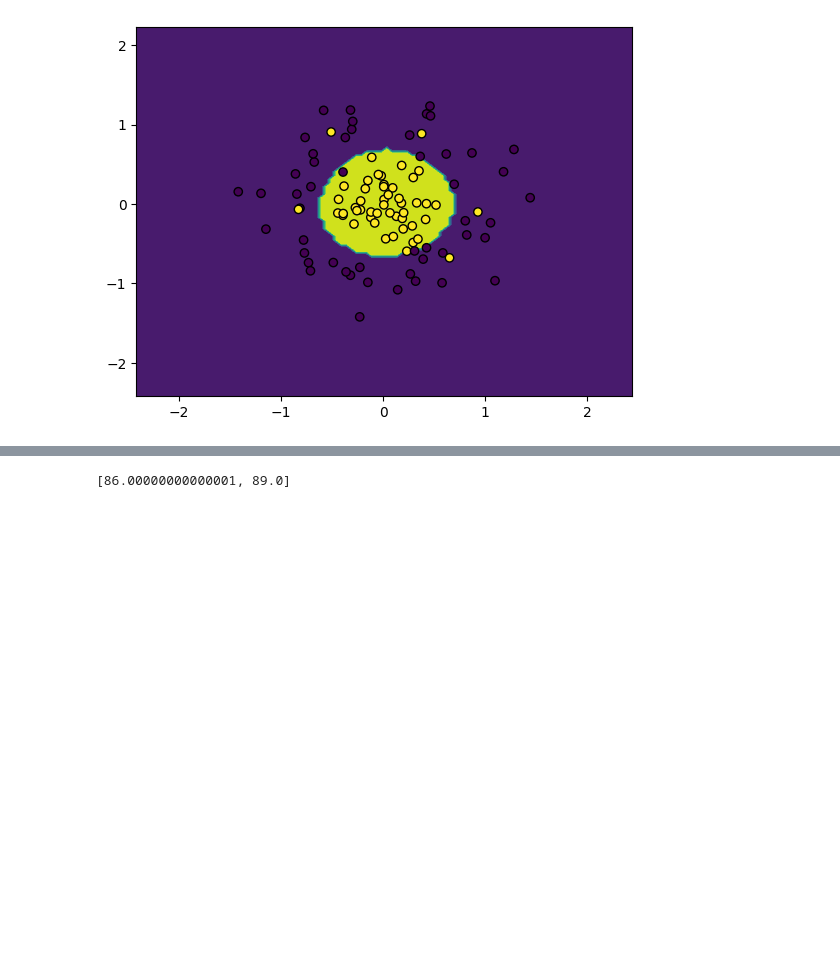
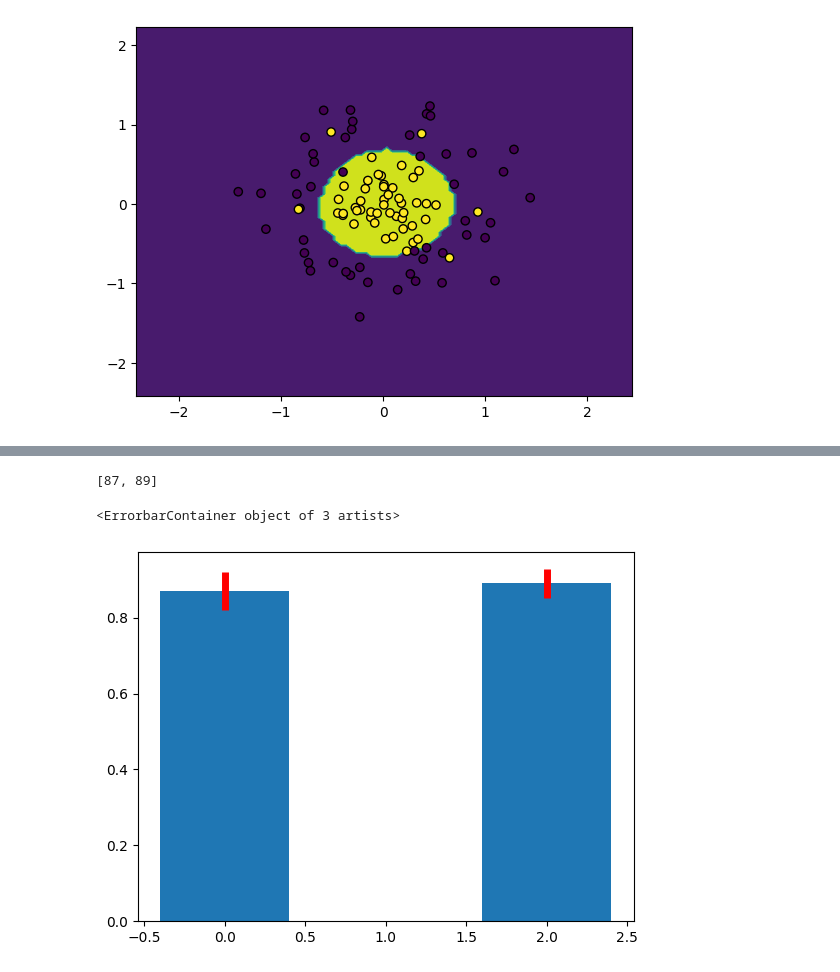
Before and after one commit to YoungWu559/CS320F23, a Jupyter notebook: CS320F23L33E2.ipynb, the cells around one changed output, grey strips where cells are left out. Cells and saved outputs as stored; diff of their text form; code cells hidden in the pictures; blank space fills up the shorter version.

```diff
--- a/CS320F23L33E2.ipynb
+++ b/CS320F23L33E2.ipynb
@@ -46,7 +47,15 @@ print([sum(y_pred_nn == y), sum(y_pred_svm == y)])
 # %%
 # Cross validation accuracy
-acc_nn = numpy.average(sklearn.model_selection.cross_val_score(nn, x, y, cv = 5))
-acc_svm = numpy.average(sklearn.model_selection.cross_val_score(svm, x, y, cv = 5))
-print([acc_nn * 100, acc_svm * 100])
+acc_nn = sklearn.model_selection.cross_val_score(nn, x, y, cv = 5)
+acc_svm = sklearn.model_selection.cross_val_score(svm, x, y, cv = 5)
+print([round(numpy.average(acc_nn * 100)), round(numpy.average(acc_svm * 100))])
 # %% [output]
-[86.00000000000001, 89.0]
+[87, 89]
+# %%
+# Cross validation distribution (mean and variance)
+fig, ax = plt.subplots()
+ax.bar([0, 2], [acc_nn.mean(), acc_svm.mean()])
+ax.errorbar([0, 2], [acc_nn.mean(), acc_svm.mean()], yerr = [acc_nn.std(), acc_svm.std()], elinewidth = 5, color = "red", linestyle='none')
+# %% [output]
+<ErrorbarContainer object of 3 artists>
+[figure, added]
```
Also changed, not shown: parts of 3 cells of this notebook.
